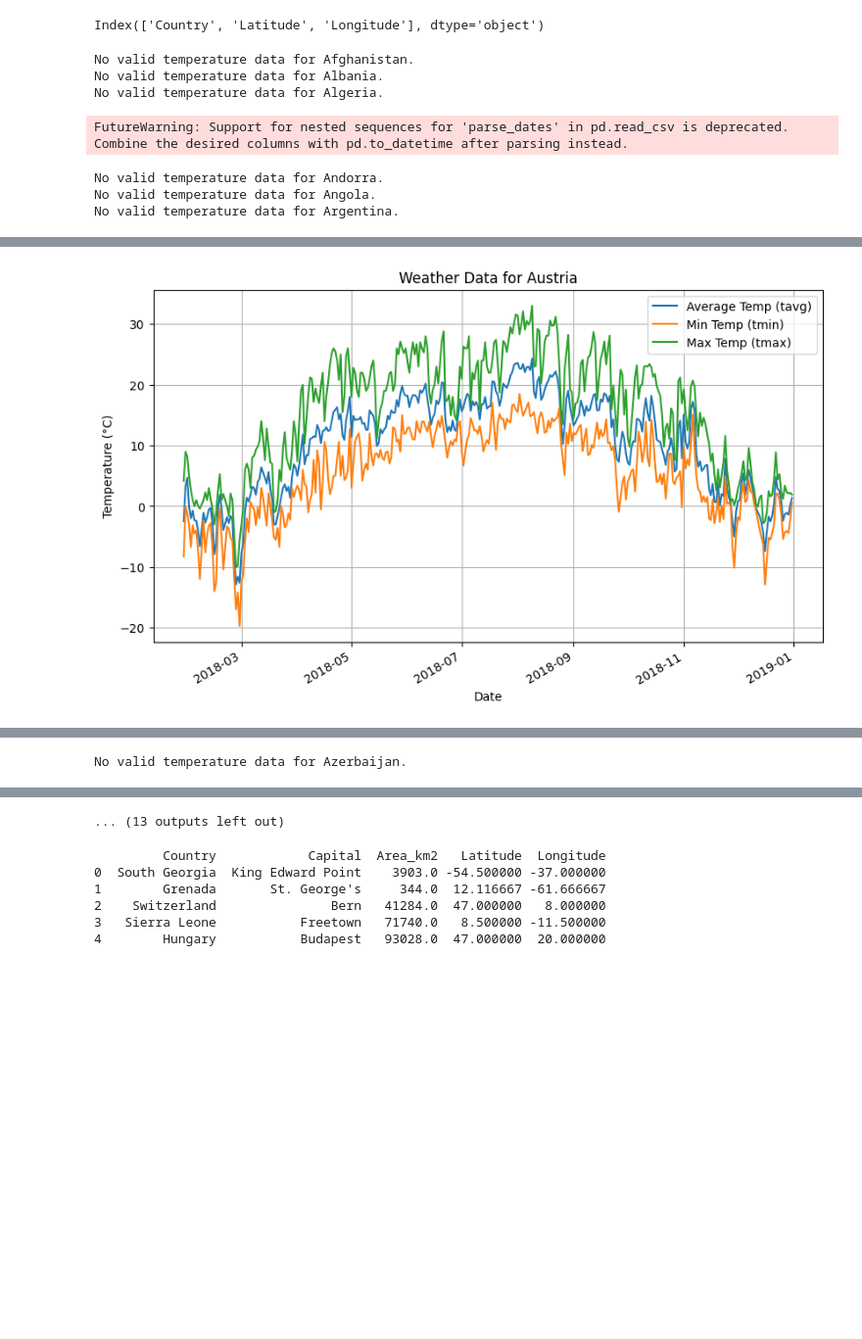
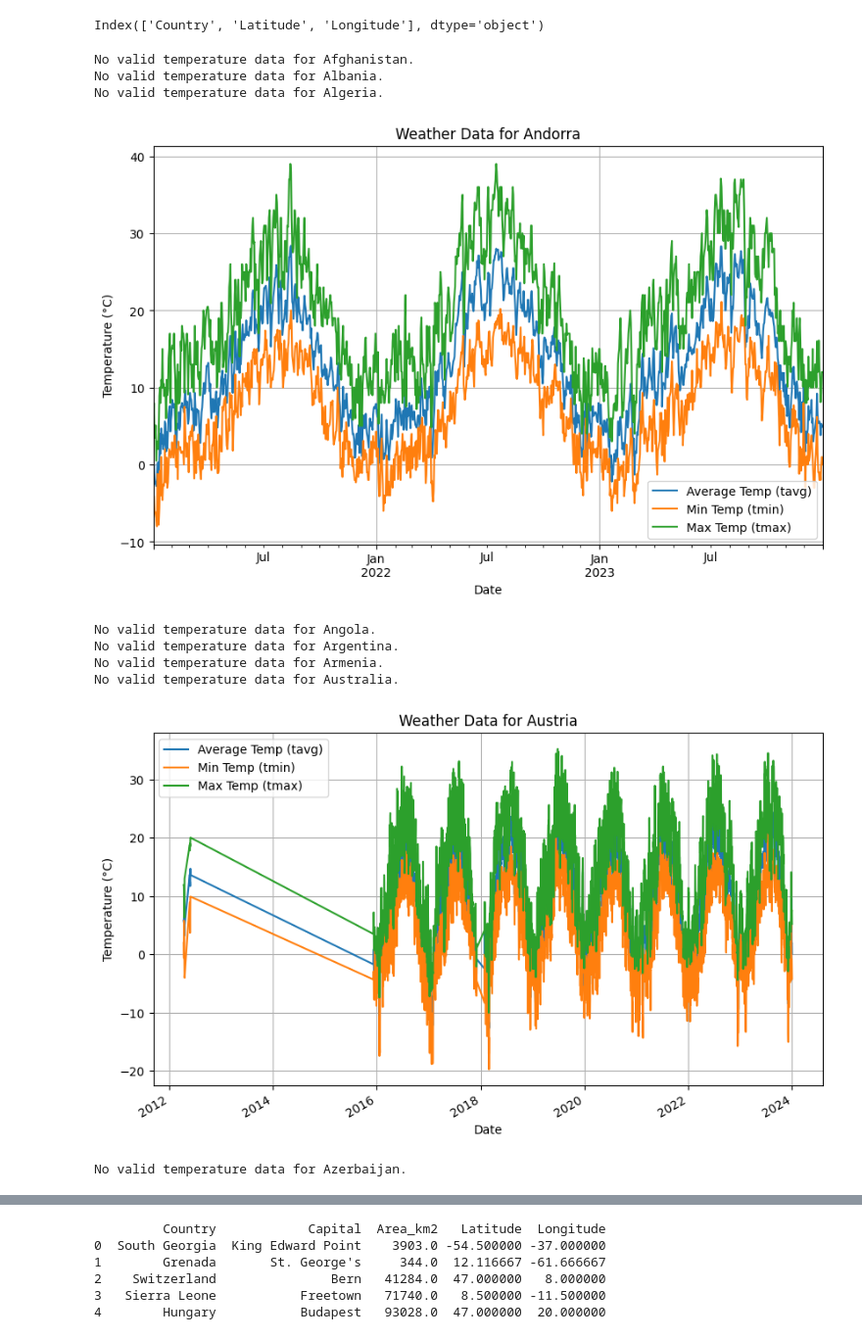
Before and after one commit to mats-ad/Quality-of-Life-World, a Jupyter notebook: weather_data.ipynb, the cells around one changed output, grey strips where cells are left out. Shown at 98% size. Cells and saved outputs as stored; diff of their text form; code cells hidden in the pictures; blank space fills up the shorter version.

```diff
--- a/weather_data.ipynb
+++ b/weather_data.ipynb
@@ -65,11 +65,11 @@ import matplotlib.pyplot as plt
 from meteostat import Point, Daily
 
 # Load coordinates from CSV file
-coordinates = pd.read_csv('country_coordinates_manual.csv')
+coordinates = pd.read_csv('Data/country_coordinates_manual.csv')
 
 # Set time period
-start = datetime(2018, 1, 1)
-end = datetime(2018, 12, 31)
+start = datetime(2010, 1, 1)
+end = datetime(2023, 12, 31)
 
 for index, row in coordinates.iterrows():
     try:
@@ -78,34 +78,37 @@ for index, row in coordinates.iterrows():
 
         # Fetch daily data for 2018
         data = Daily(location, start, end)
         data = data.fetch()
 
         # Check and convert temperature columns to numeric
         if all(col in data.columns for col in ['tavg', 'tmin', 'tmax']):
             data[['tavg', 'tmin', 'tmax']] = data[['tavg', 'tmin', 'tmax']].apply(pd.to_numeric, errors='coerce')
 
             # Drop rows where all three temperature columns are NaN
             data = data.dropna(subset=['tavg', 'tmin', 'tmax'], how='all')
 
             if not data.empty:
                 data.plot(y=['tavg', 'tmin', 'tmax'], figsize=(10, 6))
                 plt.title(f"Weather Data for {row['Country']}")
                 plt.xlabel("Date")
                 plt.ylabel("Temperature (°C)")
                 plt.legend(['Average Temp (tavg)', 'Min Temp (tmin)', 'Max Temp (tmax)'])
                 plt.grid(True)
                 plt.show()
             else:
                 print(f"No valid temperature data for {row['Country']}.")
         else:
             print(f"Required columns missing for {row['Country']}. Data columns: {data.columns}")
     except Exception as e:
         print(f"An error occurred while processing data for {row['Country']}: {e}")
 # %% [output]
 No valid temperature data for Afghanistan.
 No valid temperature data for Albania.
 No valid temperature data for Algeria.
+[figure, new version]
-FutureWarning: Support for nested sequences for 'parse_dates' in pd.read_csv is deprecated. Combine the desired columns with pd.to_datetime after parsing instead.
+No valid temperature data for Angola.
+No valid temperature data for Argentina.
+No valid temperature data for Armenia.
+No valid temperature data for Australia.
+[figure, new version]
-No valid temperature data for Andorra.
-No valid temperature data for Angola.
-No valid temperature data for Argentina.
+No valid temperature data for Azerbaijan.
@@ -117 +124,0 @@ FutureWarning: Support for nested sequences for 'parse_dates' in pd.read_csv is
-[figure, old version]
@@ -119 +124,0 @@ FutureWarning: Support for nested sequences for 'parse_dates' in pd.read_csv is
-No valid temperature data for Azerbaijan.
@@ -123,4 +125,3 @@ FutureWarning: Support for nested sequences for 'parse_dates' in pd.read_csv is
-... (13 outputs left out)
 # %%
 import requests
 import pandas as pd
```
Also changed, not shown: parts of 3 cells of this notebook.
